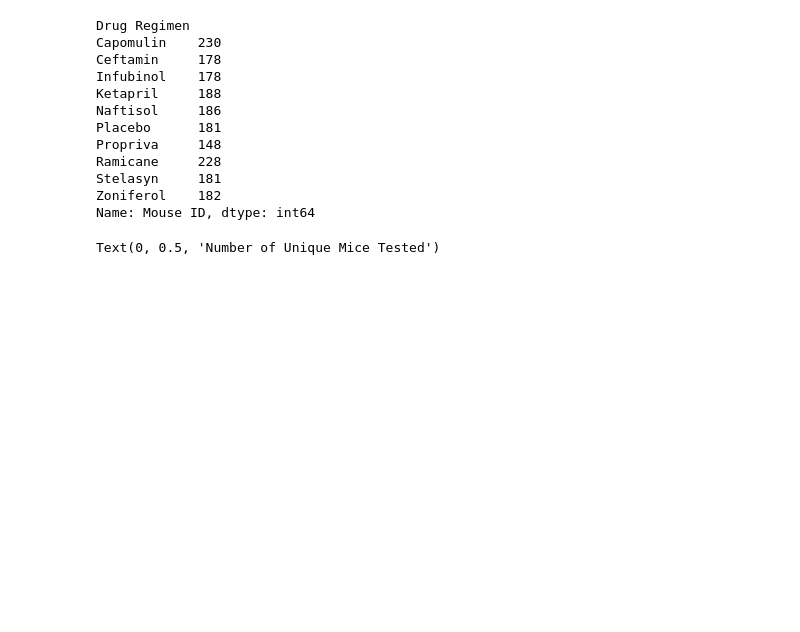
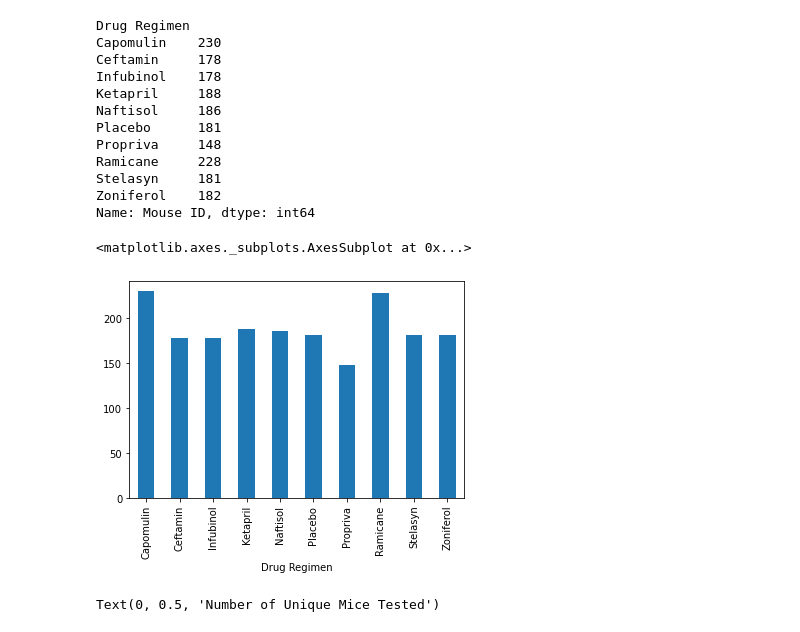
Before and after one commit to AbbieKent/MatPlotLib-Challenge, a Jupyter notebook: Pymaceuticals_Solution_starter.ipynb, the cells around one changed output. Cells and saved outputs as stored; diff of their text form; code cells hidden in the pictures; blank space fills up the shorter version.

```diff
--- a/Pymaceuticals_Solution_starter.ipynb
+++ b/Pymaceuticals_Solution_starter.ipynb
@@ -143,6 +139,12 @@ Ramicane     228
 Stelasyn     181
 Zoniferol    182
 Name: Mouse ID, dtype: int64
+# %%
+df=study_data_clean.groupby('Drug Regimen')['Mouse ID'].count()
+df.plot(x='Drug Regimen', y=df[1], kind='bar')
+# %% [output]
+<matplotlib.axes._subplots.AxesSubplot at 0x...>
+[figure, added]
 # %%
 # Generate a bar plot showing the total number of unqiue mice tested on each drug regimen using using pyplot.
 y_axis=(study_data_clean.groupby('Drug Regimen')['Mouse ID'].count()).sort_values(ascending=False)
```
Also changed, not shown: parts of 4 cells of this notebook.
